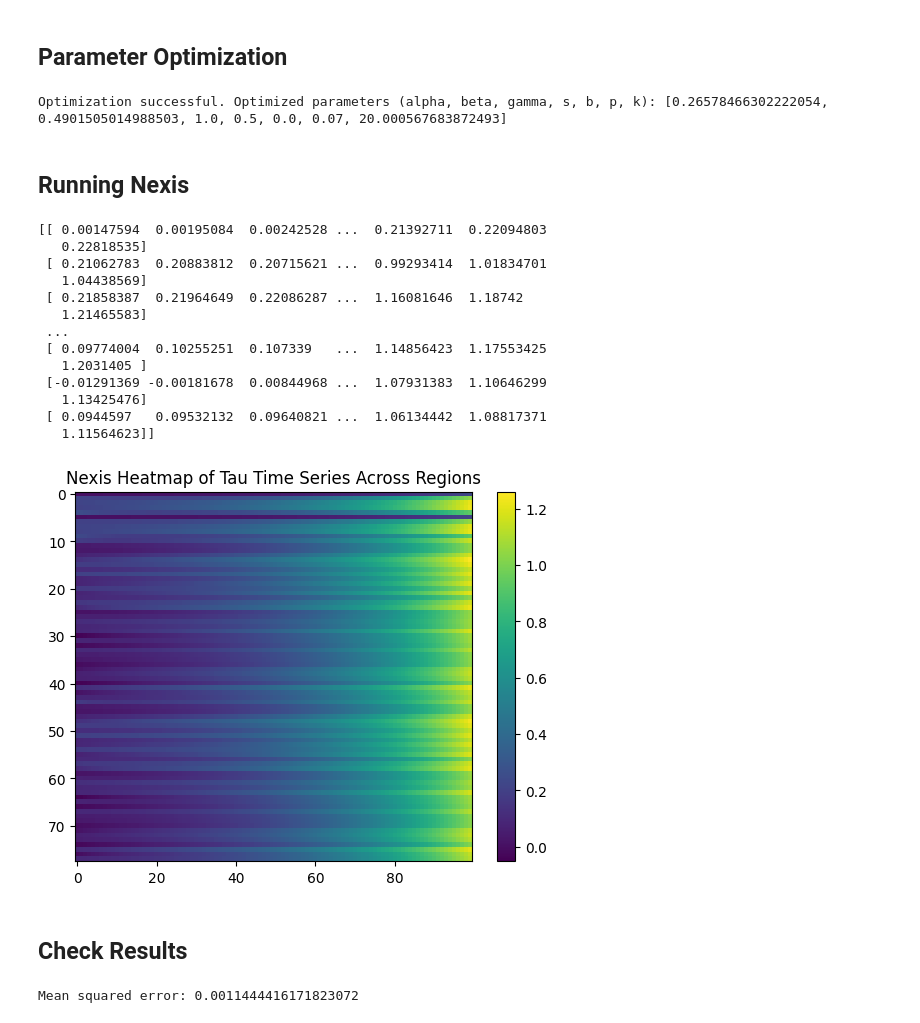
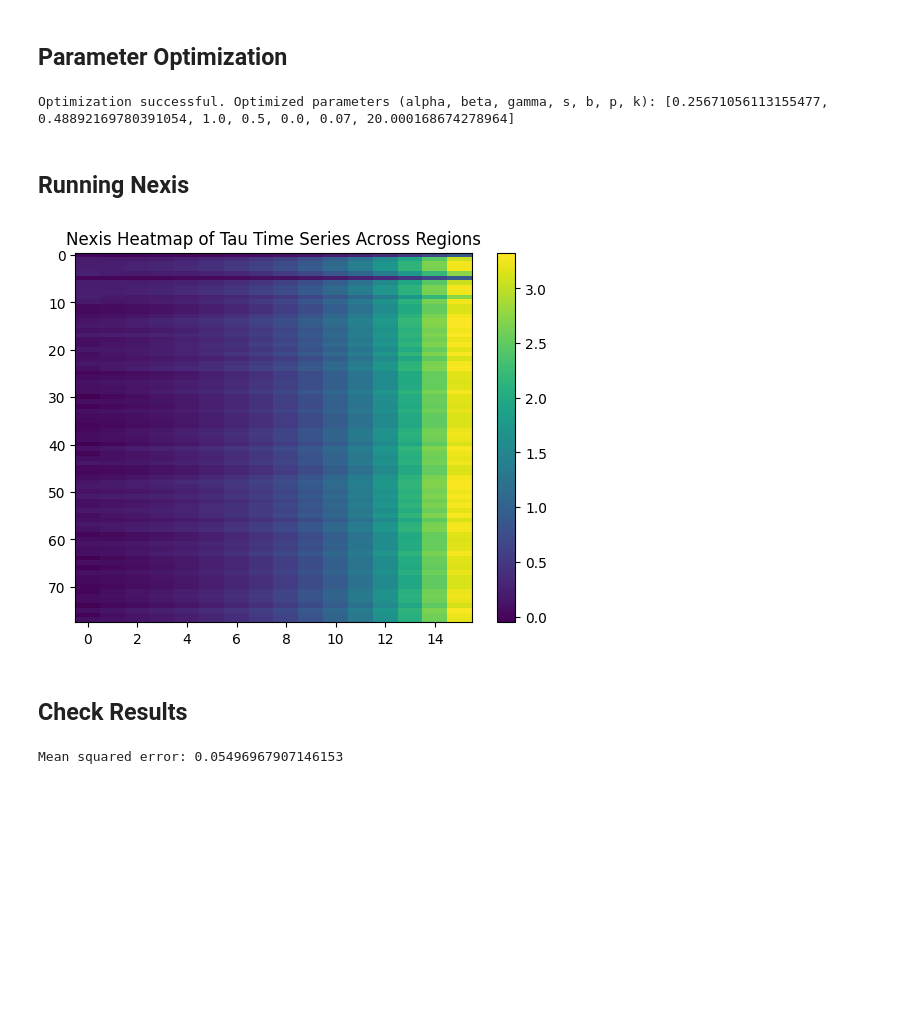
Before and after one commit to LaasyaMunjeti/EBM-Nexis, a Jupyter notebook: Running_nexis_forward.ipynb, the cells around one changed output. Saved outputs shown, nothing was run; the diff lists cells and outputs as text; code cells hidden in the pictures; blank space fills up the shorter version.

```diff
--- a/Running_nexis_forward.ipynb
+++ b/Running_nexis_forward.ipynb
@@ -104,6 +106,9 @@ regional_volumes_reordered = regional_volumes[new_order, :]
 
 # Delete striatal regions
 regional_volumes_excluded = np.delete(regional_volumes_reordered,excluded_indices)
+# %%
+# Run on either individual subjects (1) or whole cohort (0) (SET HERE)
+individual = 1
 # %%
 # Define inputs to NEXIS
 
@@ -144,26 +208,5 @@ normalized_EBM_data_excluded = normalize_by_l2_norm(EBM_data_excluded)
 # %%
-#Optimize parameters by minimizing MSE between EBM data and Y
-
-# Define a function that runs Nexis and calculates the MSE of Y and E(t) based on parameters alpha and beta (and gamma if using baseline seeding)
-def Nexis_MSE(params):
-
-    param1, param2, param3, param4, param5, param6, param7 = params
-    # param1 = alpha, param2 = beta, param3 = gamma, param4 = s, param5 = b, param6 = p, param7 =k
-
-   # Initialize run_Nexis class
-    nexis_mse = run_Nexis(C_=C_, U_=U_, init_vec_=init_vec_, t_vec_=t_vec_, w_dir_=w_dir_,
-                        volcorrect_=volcorrect_, use_baseline_=use_baseline_,
-                        region_volumes_=region_volumes_, logistic_term_ = logistic_term_)
-
-    # Parameters for simulate_nexis method
-    parameters = [param1, param2, param3, param4, param5, param6, param7]  # [alpha, beta, gamma, s, b, p , k]
-
-    # Call the simulate_nexis method with the parameters
-    Y = nexis_mse.simulate_nexis(parameters)
-
-    error = mse_matrix(EBM_data_excluded, Y)
-
-    return error
+custom_Nexis_MSE = partial(Nexis_MSE, patient_tau=patient_tau)
 
 # Initial guesses for parameters (alpha, beta, gamma, s, b, p, k) # ADJUST THESE
 init_guess = np.array([0.04, 1.01, 1, 0.5, 0, 0.07, 20])
@@ -172,66 +215,57 @@ init_guess = np.array([0.04, 1.01, 1, 0.5, 0, 0.07, 20])
 bounds = [(0, 2),(0, 5),(0,3),(0.5,0.5),(0,0),(0,1),(0,50)]
 
 # Perform the optimization
-result = minimize(Nexis_MSE, init_guess, bounds=bounds, method='L-BFGS-B',
+result = minimize(custom_Nexis_MSE, init_guess, bounds=bounds, method='L-BFGS-B',
                   options={'ftol': 1e-6, 'gtol': 1e-6})
 
 # Check the results
 if result.success:
     optimized_params = result.x
-    optimized_params = optimized_params.tolist( )
+    optimized_params = optimized_params.tolist()
     print(f"Optimization successful. Optimized parameters (alpha, beta, gamma, s, b, p, k): {optimized_params}")
 else:
     print("Optimization failed.", result.message)
 # %% [output]
-Optimization successful. Optimized parameters (alpha, beta, gamma, s, b, p, k): [0.26578466302222054, 0.4901505014988503, 1.0, 0.5, 0.0, 0.07, 20.000567683872493]
+Optimization successful. Optimized parameters (alpha, beta, gamma, s, b, p, k): [0.25671056113155477, 0.48892169780391054, 1.0, 0.5, 0.0, 0.07, 20.000168674278964]
 # %% [markdown]
 ## Running Nexis
 # %%
 # Initialize run_Nexis class
-nexis_actual = run_Nexis(C_=C_, U_=U_, init_vec_=init_vec_, t_vec_=t_vec_, w_dir_=w_dir_,
+nexis_model = run_Nexis(C_=C_, U_=U_, init_vec_=init_vec_, t_vec_=t_vec_, w_dir_=w_dir_,
                         volcorrect_=volcorrect_, use_baseline_=use_baseline_,
                         region_volumes_=region_volumes_, logistic_term_=logistic_term_)
 
 # Parameters for simulate_nexis method
 parameters = optimized_params  # [alpha, beta, gamma, s, b, p, k] # CAN MANUALLY SET PARAMETERS HERE
 
 # alpha = global coupling constant
 # beta = diffusivity constant (0-5)
 # gamma = seed rescale value that fits binary initial vector to the same scale as empirical data from EBM
 # s = directionality constant (if no directionaility, set to 0.5)
 # b, p only relevent to cell type analysis
 
 # Call the simulate_nexis method with the parameters
-Y = nexis_actual.simulate_nexis(parameters)
+Y = nexis_model.simulate_nexis(parameters)
 
-# Normalize by L2 norm
-normalized_Y = normalize_by_l2_norm(Y)
-
-# Print resulting matrix (nROI x # of time points)
-print(Y)
+if individual == 1:
+    # Take stages from Y that correspond to patient's stages
+    Y_edited = Y[:, stages]
+else:
+    # Normalize by L2 norm
+    normalized_Y = normalize_by_l2_norm(Y)
 
 # Plot heatmap of Y
 plt = heatmap(init_vec_method, Y)
 # %% [output]
-[[ 0.00147594  0.00195084  0.00242528 ...  0.21392711  0.22094803
-   0.22818535]
- [ 0.21062783  0.20883812  0.20715621 ...  0.99293414  1.01834701
-   1.04438569]
- [ 0.21858387  0.21964649  0.22086287 ...  1.16081646  1.18742
-   1.21465583]
- ...
- [ 0.09774004  0.10255251  0.107339   ...  1.14856423  1.17553425
-   1.2031405 ]
- [-0.01291369 -0.00181678  0.00844968 ...  1.07931383  1.10646299
-   1.13425476]
- [ 0.0944597   0.09532132  0.09640821 ...  1.06134442  1.08817371
-   1.11564623]]
-[figure, old version]
+[figure, new version]
 # %% [markdown]
 ## Check Results
 # %%
-# Calculate MSE between E(t) and Y
-mse = mse_matrix(normalized_EBM_data_excluded, normalized_Y)
+# Calculate MSE between EBM data and Y
+if individual == 1:
+    mse = mse_matrix(patient_tau, Y_edited)
+else:
+    mse = mse_matrix(normalized_EBM_data_excluded, normalized_Y)
 print('Mean squared error: ' + str(mse))
 # %% [output]
-Mean squared error: 0.0011444416171823072
+Mean squared error: 0.05496967907146153
```
Also changed, not shown: parts of 11 cells of this notebook, 2 other files.
